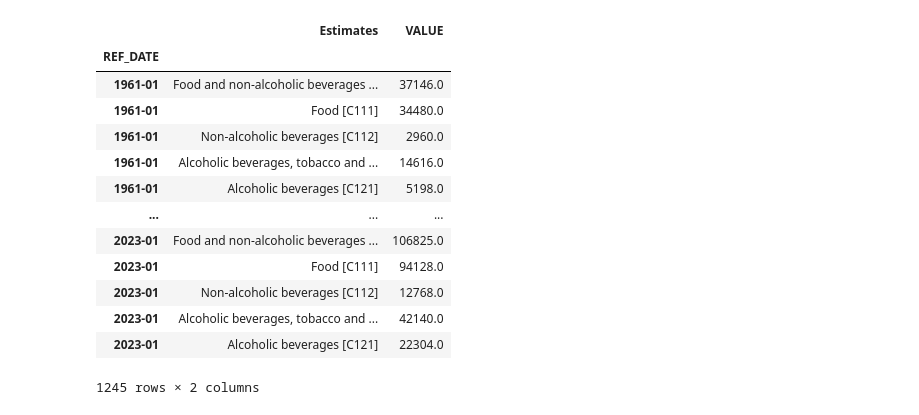
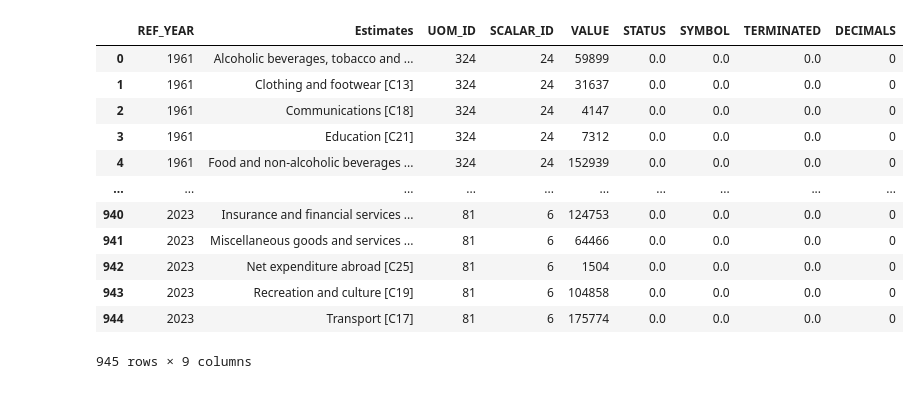
Before and after one commit to zRandgris/project1, a Jupyter notebook: TheProject.ipynb, the cells around one changed output. Cells and saved outputs as stored; diff of their text form; code cells hidden in the pictures.

```diff
--- a/TheProject.ipynb
+++ b/TheProject.ipynb
@@ -47,18 +26,37 @@ clean_index_df
 # %%
-group_df = clean_index_df.groupby("REF_DATE")
-group_df.head()
+# group_df = df.groupby(['REF_DATE', 'Estimates', "VALUE"])
+
+# group_df.head()
-# %% [output]
-|  | Estimates | VALUE |
-| REF_DATE |  |  |
-| 1961-01 | Food and non-alcoholic beverages ... | 37146.0 |
-| 1961-01 | Food [C111] | 34480.0 |
-| 1961-01 | Non-alcoholic beverages [C112] | 2960.0 |
-| 1961-01 | Alcoholic beverages, tobacco and ... | 14616.0 |
-| 1961-01 | Alcoholic beverages [C121] | 5198.0 |
-| ... | ... | ... |
-| 2023-01 | Food and non-alcoholic beverages ... | 106825.0 |
-| 2023-01 | Food [C111] | 94128.0 |
-| 2023-01 | Non-alcoholic beverages [C112] | 12768.0 |
-| 2023-01 | Alcoholic beverages, tobacco and ... | 42140.0 |
-| 2023-01 | Alcoholic beverages [C121] | 22304.0 |
-1245 rows × 2 columns
+# %%
+# Assume df is your DataFrame and 'date' is your column with dates
+df['REF_DATE'] = pd.to_datetime(df['REF_DATE'], format='%Y-%m')
+
+df["REF_YEAR"] = df["REF_DATE"].dt.year
+
+clean_df = df.groupby(['REF_YEAR', 'Estimates']).sum()
+# Set 'date' as index if it's not yet
+#df.set_index('REF_DATE', inplace=True)
+
+# Resample to yearly data, taking the mean of each year
+# df_yearly = df.resample('Y').sum()
+
+
+# df_yearly
+# %%
+clean_df.reset_index(inplace=True)
+# %%
+clean_df
+# %% [output]
+|  | REF_YEAR | Estimates | UOM_ID | SCALAR_ID | VALUE | STATUS | SYMBOL | TERMINATED | DECIMALS |
+| 0 | 1961 | Alcoholic beverages, tobacco and ... | 324 | 24 | 59899 | 0.0 | 0.0 | 0.0 | 0 |
+| 1 | 1961 | Clothing and footwear [C13] | 324 | 24 | 31637 | 0.0 | 0.0 | 0.0 | 0 |
+| 2 | 1961 | Communications [C18] | 324 | 24 | 4147 | 0.0 | 0.0 | 0.0 | 0 |
+| 3 | 1961 | Education [C21] | 324 | 24 | 7312 | 0.0 | 0.0 | 0.0 | 0 |
+| 4 | 1961 | Food and non-alcoholic beverages ... | 324 | 24 | 152939 | 0.0 | 0.0 | 0.0 | 0 |
+| ... | ... | ... | ... | ... | ... | ... | ... | ... | ... |
+| 940 | 2023 | Insurance and financial services ... | 81 | 6 | 124753 | 0.0 | 0.0 | 0.0 | 0 |
+| 941 | 2023 | Miscellaneous goods and services ... | 81 | 6 | 64466 | 0.0 | 0.0 | 0.0 | 0 |
+| 942 | 2023 | Net expenditure abroad [C25] | 81 | 6 | 1504 | 0.0 | 0.0 | 0.0 | 0 |
+| 943 | 2023 | Recreation and culture [C19] | 81 | 6 | 104858 | 0.0 | 0.0 | 0.0 | 0 |
+| 944 | 2023 | Transport [C17] | 81 | 6 | 175774 | 0.0 | 0.0 | 0.0 | 0 |
+945 rows × 9 columns
```
Also changed, not shown: parts of 56 cells of this notebook, 16 other files.
